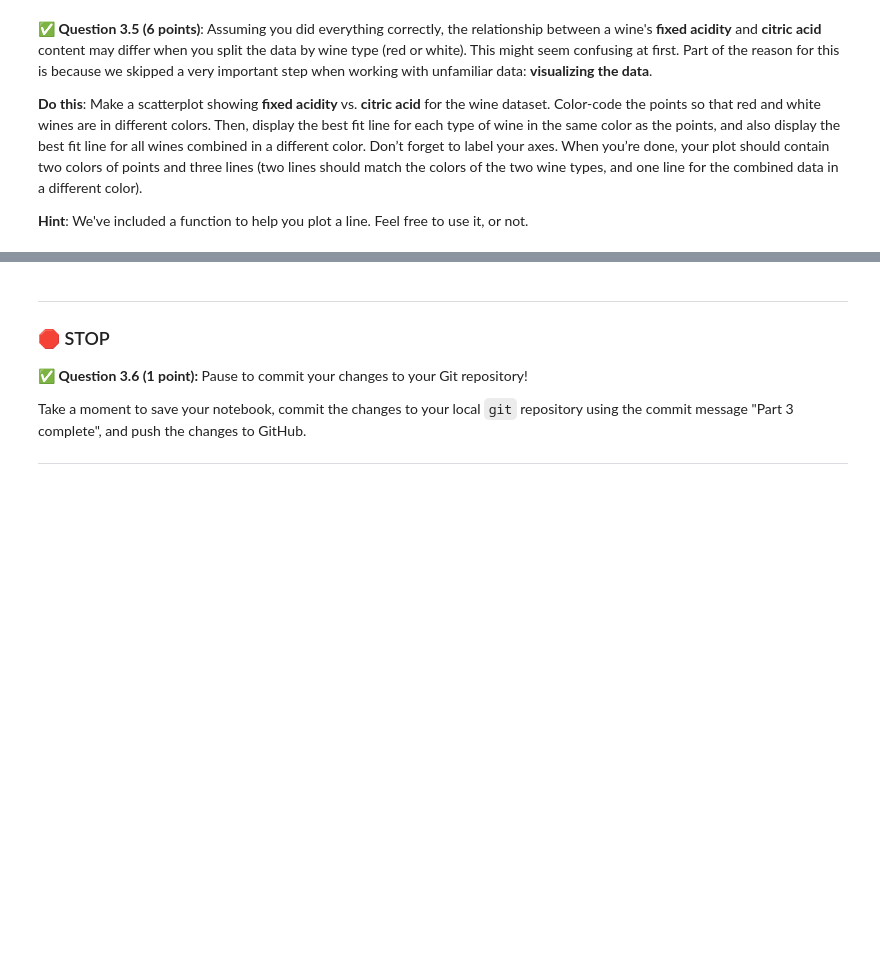
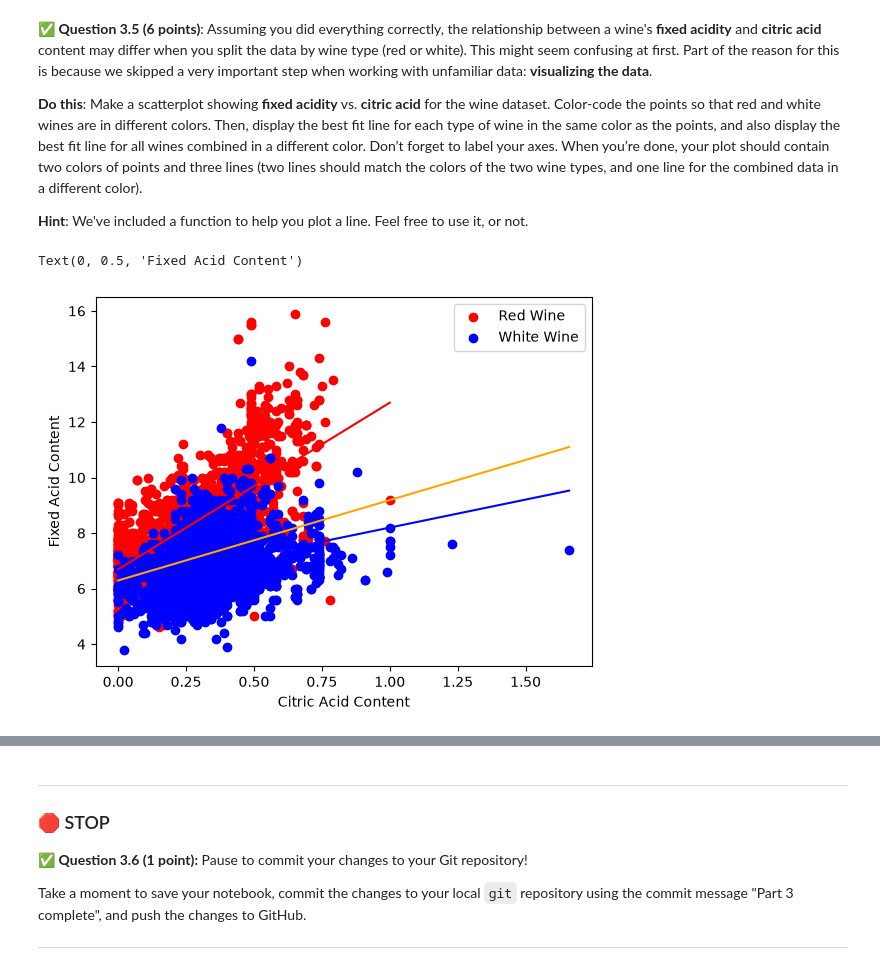
Before and after one commit to kigundue/cmse202-f26-turnin, a Jupyter notebook: hw-03/HW03-Regression-STUDENT.ipynb, the cells around one changed output, grey strips where cells are left out. Cells and saved outputs as stored; diff of their text form; code cells hidden in the pictures; blank space fills up the shorter version.

```diff
--- a/hw-03/HW03-Regression-STUDENT.ipynb
+++ b/hw-03/HW03-Regression-STUDENT.ipynb
@@ -344,3 +344,11 @@ This regression analysis can reveal subtle patterns in acidity management, helpi
 **Important: make sure you are using the _entire_ combined wine dataset, not just a subset.** The first step should be to build a combined dataframe (using `pd.concat`) out of the white and red wine data.
 # %%
 # Put your code here
+import statsmodels.api as sm
+wines = pd.concat([red,white])
+citric = wines['citric acid']
+fixed_acid = wines['fixed acidity']
+
+citric_const = sm.add_constant(citric)
+fit = sm.OLS(fixed_acid,citric_const).fit()
+print(fit.summary())
@@ -368,3 +398,10 @@ This regression analysis can reveal subtle patterns in acidity management, helpi
 &#9989; **Question 3.3.1 (2 points)**: Using the `OLS` method in `statsmodels`, perform a linear regression to predict the **fixed acidity** of red wine samples using **citric acid** as the predictor, and display the results summary.
 # %%
 # Put your code here
+
+citric_red = red['citric acid']
+fixed_acid_red = red['fixed acidity']
+
+citric_red_const = sm.add_constant(citric_red)
+fit_red = sm.OLS(fixed_acid_red,citric_red_const).fit()
+print(fit_red.summary())
@@ -377,3 +432,10 @@ This regression analysis can reveal subtle patterns in acidity management, helpi
 &#9989; **Question 3.3.2 (2 points)**: Using the `OLS` method in `statsmodels`, perform a linear regression to predict the **fixed acidity** of white wine samples using **citric acid** as the predictor, and display the results summary.
 # %%
 # Put your code here
+
+citric_white = white['citric acid']
+fixed_acid_white = white['fixed acidity']
+
+citric_white_const = sm.add_constant(citric_white)
+fit_white = sm.OLS(fixed_acid_white,citric_white_const).fit()
+print(fit_white.summary())
@@ -406,12 +491,25 @@ This regression analysis can reveal subtle patterns in acidity management, helpi
 # %%
 # Put your code here
 
 import matplotlib.pyplot as plt
 import numpy as np
 def plot_line(slope, intercept, xmin, xmax, color):
     xline = np.array([xmin,xmax])
     yline = slope*xline+intercept
     plt.plot(xline,yline,color)
+plt.scatter(citric_red,fixed_acid_red,color="red",label="Red Wine")
+plt.scatter(citric_white,fixed_acid_white,color="blue",label="White Wine")
+
+plot_line(fit_red.params['citric acid'],fit_red.params['const'],min(citric_red),max(citric_red),"red")
+plot_line(fit_white.params['citric acid'],fit_white.params['const'],min(citric_white),max(citric_white),"blue")
+plot_line(fit.params['citric acid'],fit.params['const'],min(citric),max(citric),"orange")
+
+plt.legend()
+plt.xlabel("Citric Acid Content")
+plt.ylabel("Fixed Acid Content")
+# %% [output]
+Text(0, 0.5, 'Fixed Acid Content')
+[figure, added]
 # %% [markdown]
 <!-- END QUESTION -->
 <!-- DO NOT MODIFY OR DELETE THIS CELL. Make sure your solution to the question above is in the cell(s) above this one. -->
```
Also changed, not shown: parts of 6 cells of this notebook.
